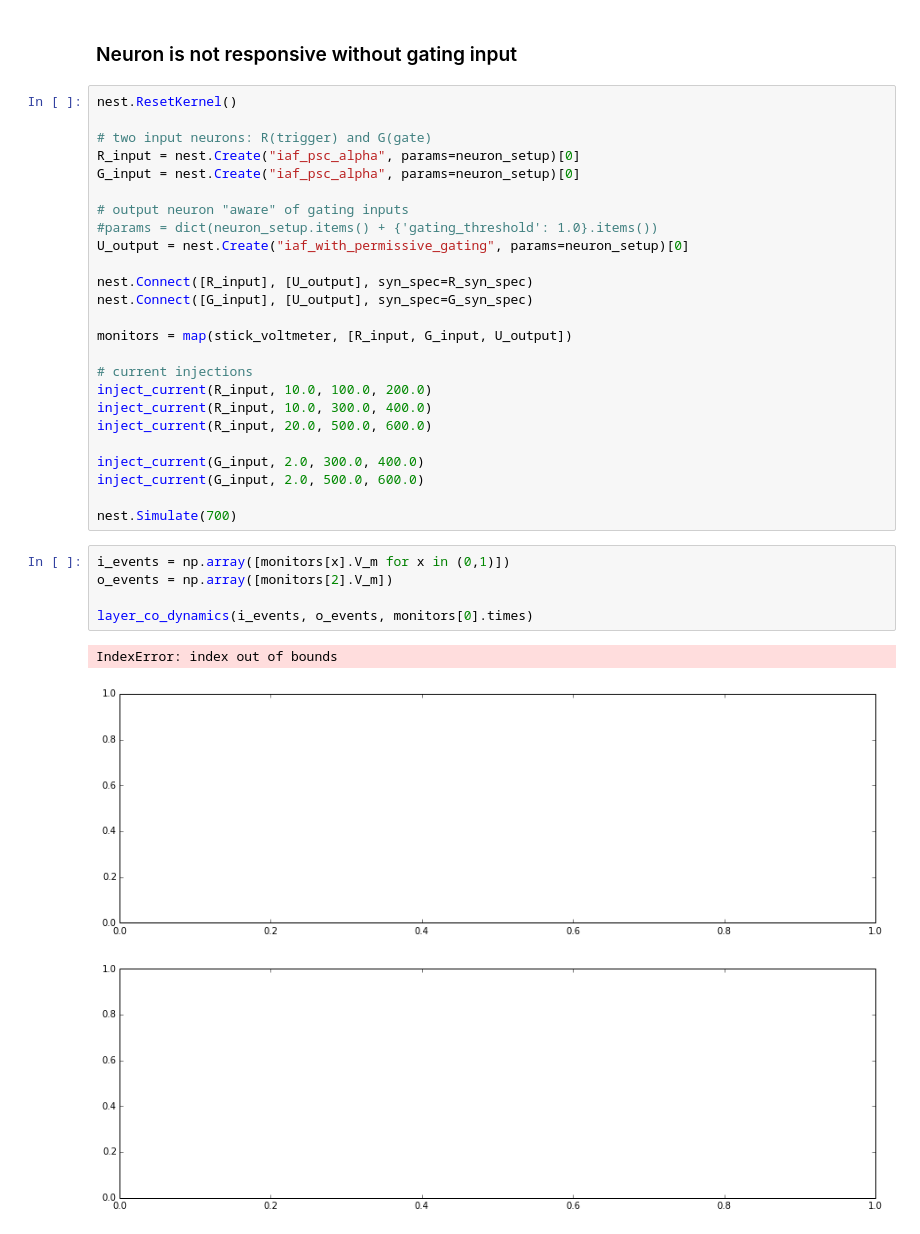
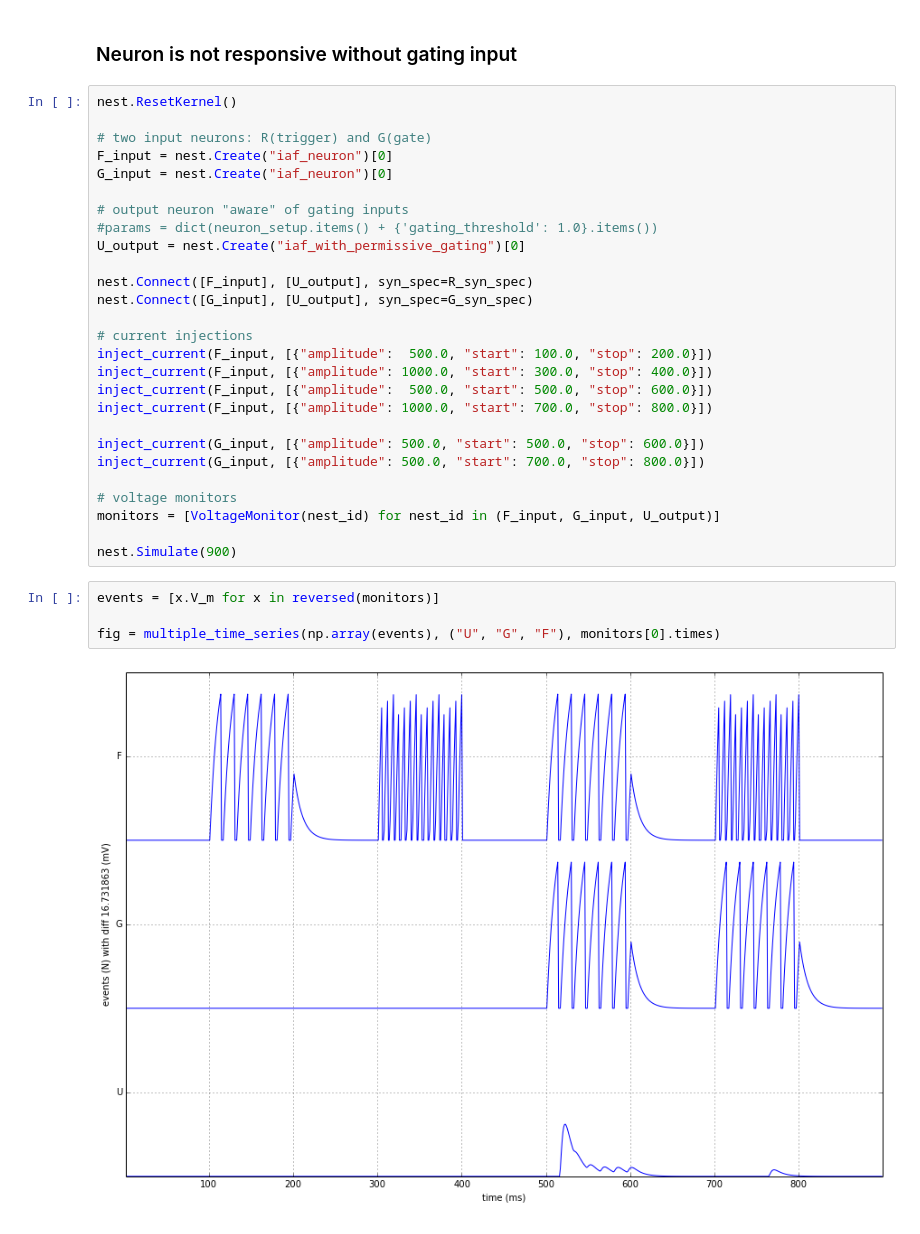
Before and after one commit to asobolev/toy-network, a Jupyter notebook: reduced/simulation/sanbox/Permissive Gating.ipynb, the cells around one changed output. Drawn from its saved outputs; the diff is of its cells as text.

```diff
--- a/reduced/simulation/sanbox/Permissive Gating.ipynb
+++ b/reduced/simulation/sanbox/Permissive Gating.ipynb
@@ -60,32 +91,32 @@ G_syn_spec = {'weight': 1.0, 'model': 'static_synapse', 'receptor_type': 8}
 nest.ResetKernel()
 
 # two input neurons: R(trigger) and G(gate)
-R_input = nest.Create("iaf_psc_alpha", params=neuron_setup)[0]
-G_input = nest.Create("iaf_psc_alpha", params=neuron_setup)[0]
+F_input = nest.Create("iaf_neuron")[0]
+G_input = nest.Create("iaf_neuron")[0]
 
 # output neuron "aware" of gating inputs
 #params = dict(neuron_setup.items() + {'gating_threshold': 1.0}.items())
-U_output = nest.Create("iaf_with_permissive_gating", params=neuron_setup)[0]
+U_output = nest.Create("iaf_with_permissive_gating")[0]
 
-nest.Connect([R_input], [U_output], syn_spec=R_syn_spec)
+nest.Connect([F_input], [U_output], syn_spec=R_syn_spec)
 nest.Connect([G_input], [U_output], syn_spec=G_syn_spec)
 
-monitors = map(stick_voltmeter, [R_input, G_input, U_output])
+# current injections
+inject_current(F_input, [{"amplitude":  500.0, "start": 100.0, "stop": 200.0}])
+inject_current(F_input, [{"amplitude": 1000.0, "start": 300.0, "stop": 400.0}])
+inject_current(F_input, [{"amplitude":  500.0, "start": 500.0, "stop": 600.0}])
+inject_current(F_input, [{"amplitude": 1000.0, "start": 700.0, "stop": 800.0}])
 
-# current injections
-inject_current(R_input, 10.0, 100.0, 200.0)
-inject_current(R_input, 10.0, 300.0, 400.0)
-inject_current(R_input, 20.0, 500.0, 600.0)
+inject_current(G_input, [{"amplitude": 500.0, "start": 500.0, "stop": 600.0}])
+inject_current(G_input, [{"amplitude": 500.0, "start": 700.0, "stop": 800.0}])
 
-inject_current(G_input, 2.0, 300.0, 400.0)
-inject_current(G_input, 2.0, 500.0, 600.0)
+# voltage monitors
+monitors = [VoltageMonitor(nest_id) for nest_id in (F_input, G_input, U_output)]
 
-nest.Simulate(700)
+nest.Simulate(900)
 # %%
-i_events = np.array([monitors[x].V_m for x in (0,1)])
-o_events = np.array([monitors[2].V_m])
+events = [x.V_m for x in reversed(monitors)]
 
-layer_co_dynamics(i_events, o_events, monitors[0].times)
+fig = multiple_time_series(np.array(events), ("U", "G", "F"), monitors[0].times)
 # %% [output]
-IndexError: index out of bounds
-[figure, old version]
+[figure, new version]
```
Also changed, not shown: parts of 5 cells of this notebook.
